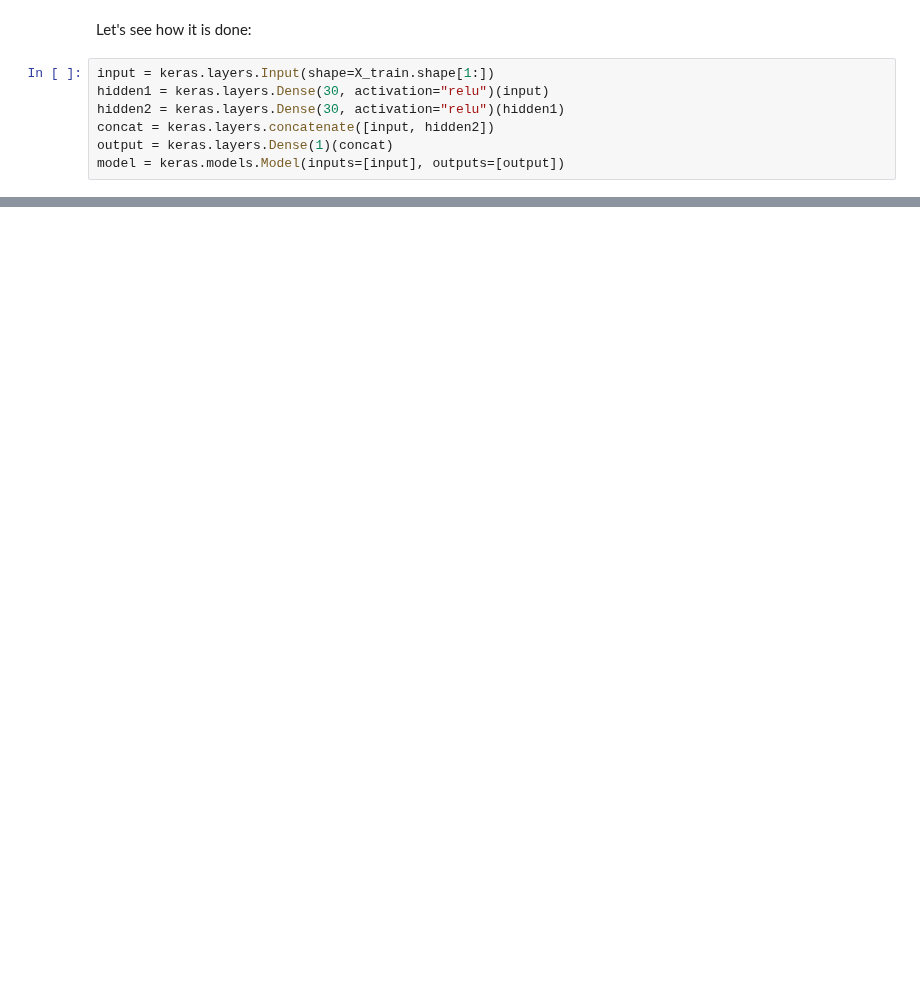
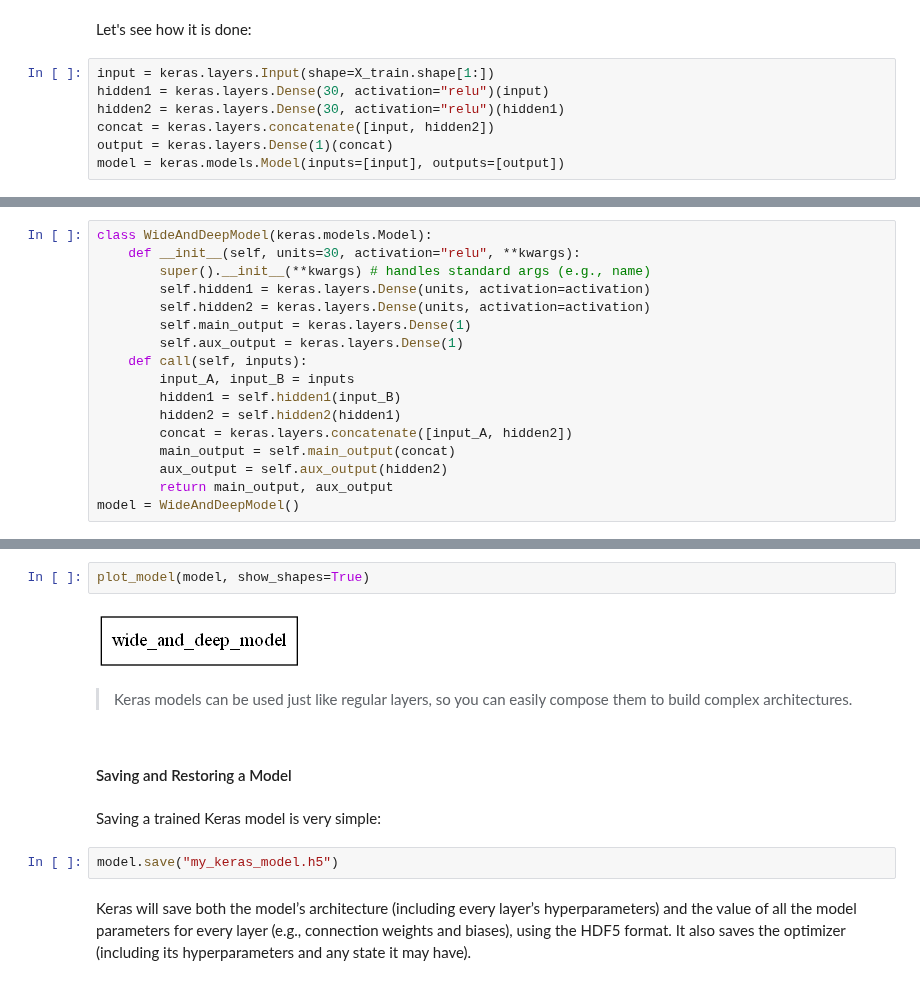
Before and after one commit to Hari31416/Data-Sciences, a Jupyter notebook: Notes/handson-ml2-master/My/Ch10_my.ipynb, the cells around one changed output, grey strips where cells are left out. Drawn from its saved outputs; the diff is of its cells as text; blank space fills up the shorter version.

```diff
--- a/Notes/handson-ml2-master/My/Ch10_my.ipynb
+++ b/Notes/handson-ml2-master/My/Ch10_my.ipynb
@@ -698,0 +850,17 @@ ________________________________________________________________________________
+# %%
+class WideAndDeepModel(keras.models.Model):
+    def __init__(self, units=30, activation="relu", **kwargs):
+        super().__init__(**kwargs) # handles standard args (e.g., name)
+        self.hidden1 = keras.layers.Dense(units, activation=activation)
+        self.hidden2 = keras.layers.Dense(units, activation=activation)
+        self.main_output = keras.layers.Dense(1)
+        self.aux_output = keras.layers.Dense(1)
+    def call(self, inputs):
+        input_A, input_B = inputs
+        hidden1 = self.hidden1(input_B)
+        hidden2 = self.hidden2(hidden1)
+        concat = keras.layers.concatenate([input_A, hidden2])
+        main_output = self.main_output(concat)
+        aux_output = self.aux_output(hidden2)
+        return main_output, aux_output
+model = WideAndDeepModel()
@@ -698,0 +880,17 @@ ________________________________________________________________________________
+# %%
+plot_model(model, show_shapes=True)
+# %% [output]
+[figure, added]
+# %% [markdown]
+> Keras models can be used just like regular layers, so you can easily
+compose them to build complex architectures.
+# %% [markdown]
+#### Saving and Restoring a Model
+# %% [markdown]
+Saving a trained Keras model is very simple:
+# %%
+model.save("my_keras_model.h5")
+# %% [markdown]
+Keras will save both the model’s architecture (including every layer’s hyperparameters) and the value of all the model parameters for every layer (e.g., connection
+weights and biases), using the HDF5 format. It also saves the optimizer (including its
+hyperparameters and any state it may have).
```
Also changed, not shown: parts of 60 cells of this notebook, 14 other files.
